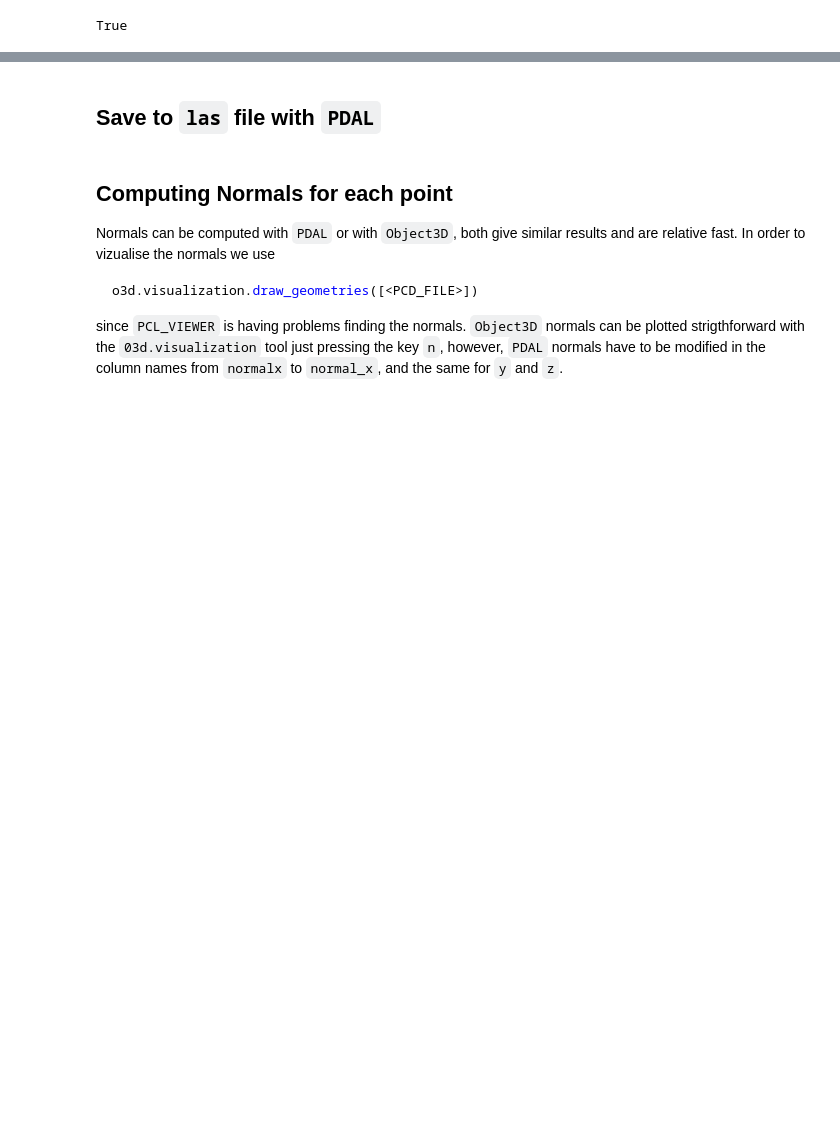
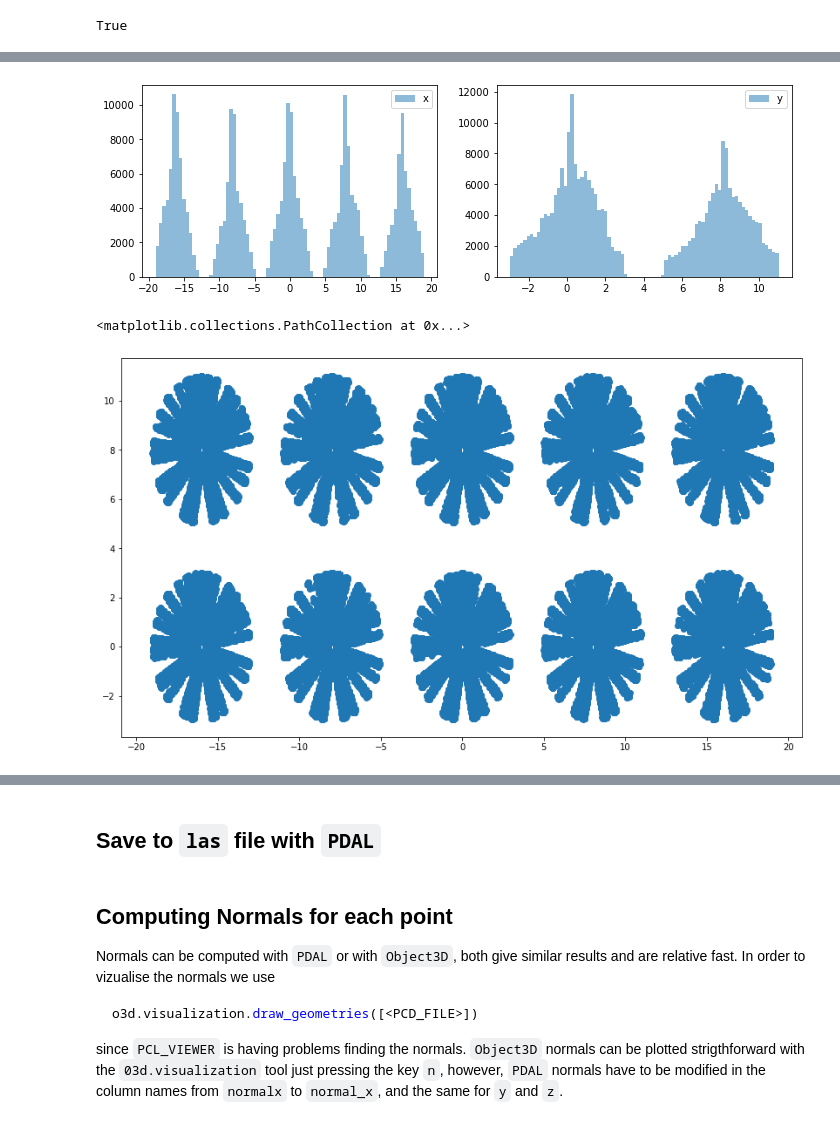
Before and after one commit to junqi108/planttech, a Jupyter notebook: nb/read_scans_velodyne_v2.ipynb, the cells around one changed output, grey strips where cells are left out. Cells and saved outputs as stored; diff of their text form; code cells hidden in the pictures; blank space fills up the shorter version.

```diff
--- a/nb/read_scans_velodyne_v2.ipynb
+++ b/nb/read_scans_velodyne_v2.ipynb
@@ -120,0 +126,20 @@ Available dimensions: x y z
+# %%
+# Here we show how some of the point cloud parameters looks like.
+cols = ['x','y']
+
+plt.figure(figsize=(18, 4*3))
+
+for num, i in enumerate(cols):
+
+    plt.subplot(3,3,num+1)
+    plt.hist(scan[i][leaves], 80, alpha=0.5, label=i)
+    plt.legend()
+
+plt.show()
+
+plt.figure(figsize=(14, 8))
+plt.scatter(scan['x'][leaves], scan['y'][leaves])
+# %% [output]
+[figure, added]
+<matplotlib.collections.PathCollection at 0x...>
+[figure, added]
```
Also changed, not shown: parts of 34 cells of this notebook, 2 other files.
